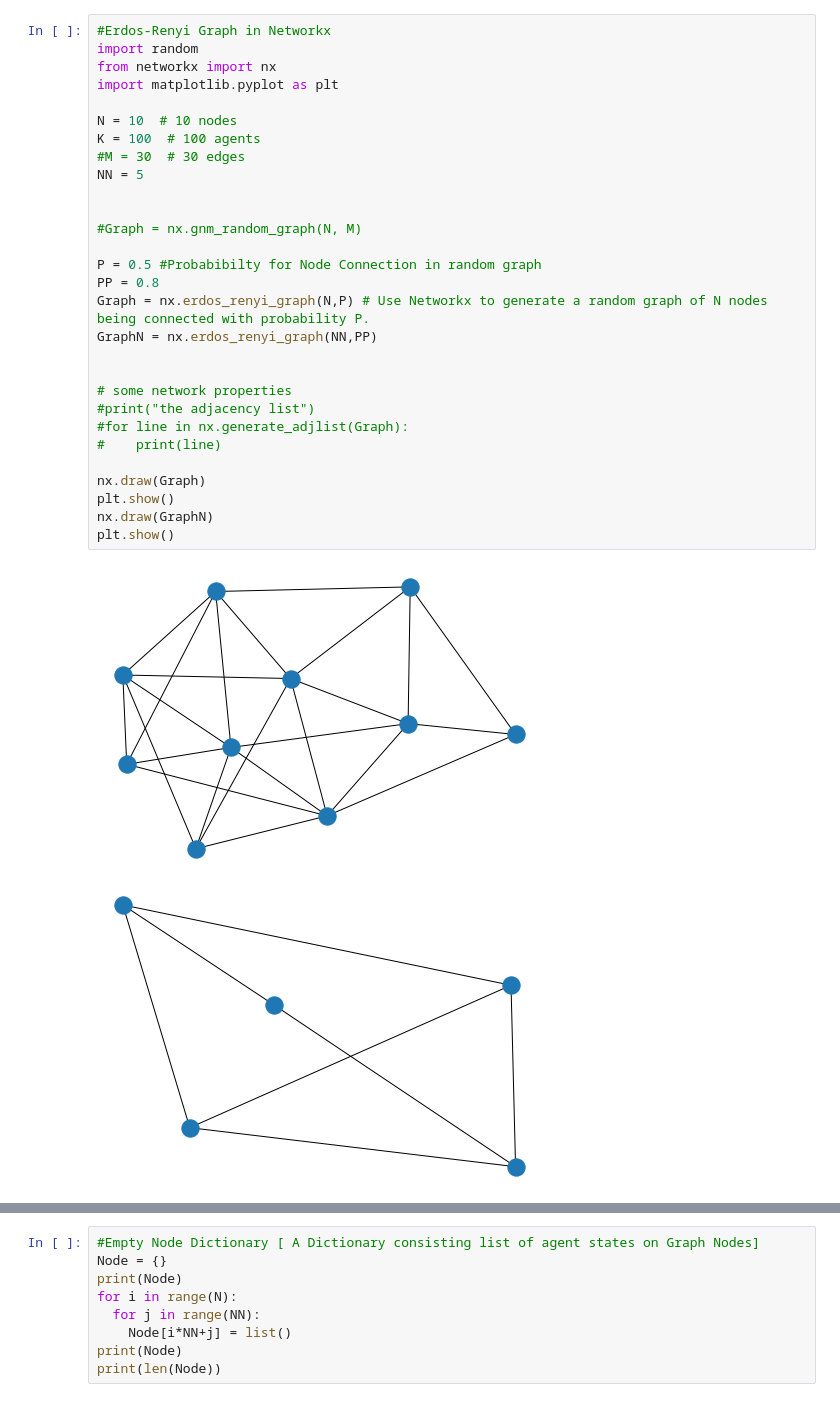
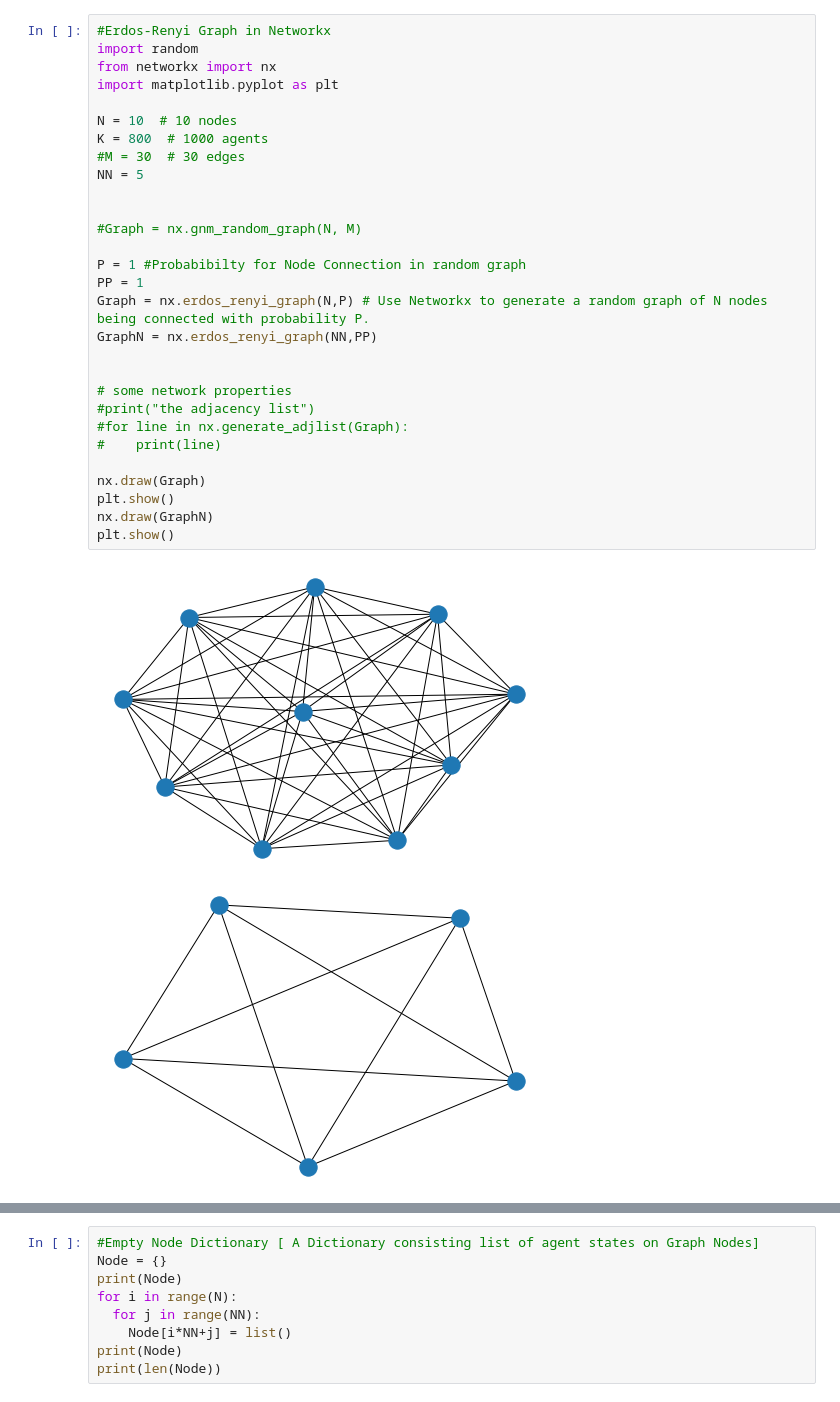
Before and after one commit to rajeshkpandey/AWESOME-FER, a Jupyter notebook: Epidemics_ABM.ipynb, the cells around one changed output, grey strips where cells are left out. Cells and saved outputs as stored; diff of their text form.

```diff
--- a/Epidemics_ABM.ipynb
+++ b/Epidemics_ABM.ipynb
@@ -3,35 +3,35 @@
 # %%
 #Erdos-Renyi Graph in Networkx
 import random
 from networkx import nx
 import matplotlib.pyplot as plt
 
 N = 10  # 10 nodes
-K = 100  # 100 agents
+K = 800  # 1000 agents
 #M = 30  # 30 edges
 NN = 5
 
 
 #Graph = nx.gnm_random_graph(N, M)
 
-P = 0.5 #Probabibilty for Node Connection in random graph
-PP = 0.8
+P = 1 #Probabibilty for Node Connection in random graph
+PP = 1
 Graph = nx.erdos_renyi_graph(N,P) # Use Networkx to generate a random graph of N nodes being connected with probability P.
 GraphN = nx.erdos_renyi_graph(NN,PP)
 
 
 # some network properties
 #print("the adjacency list")
 #for line in nx.generate_adjlist(Graph):
 #    print(line)
 
 nx.draw(Graph)
 plt.show()
 nx.draw(GraphN)
 plt.show()
 # %% [output]
-[figure, old version]
+[figure, new version]
-[figure, old version]
+[figure, new version]
 # %%
 A = nx.adjacency_matrix(Graph)
 Adjacency_matrix = A.todense()
```
Also changed, not shown: parts of 5 cells of this notebook.
